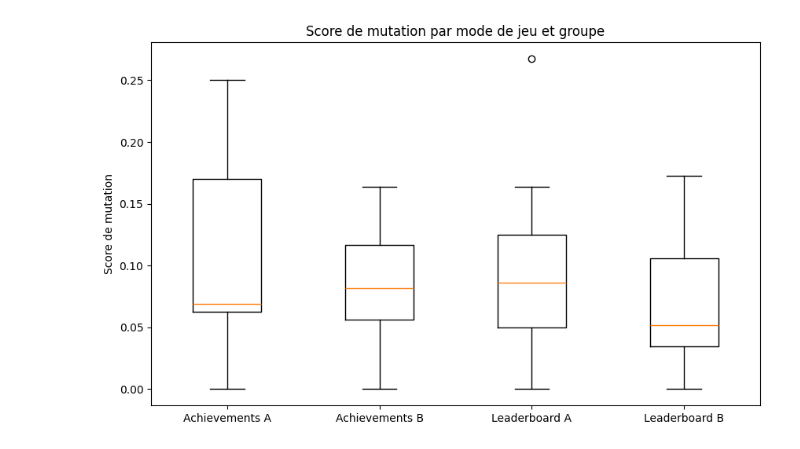
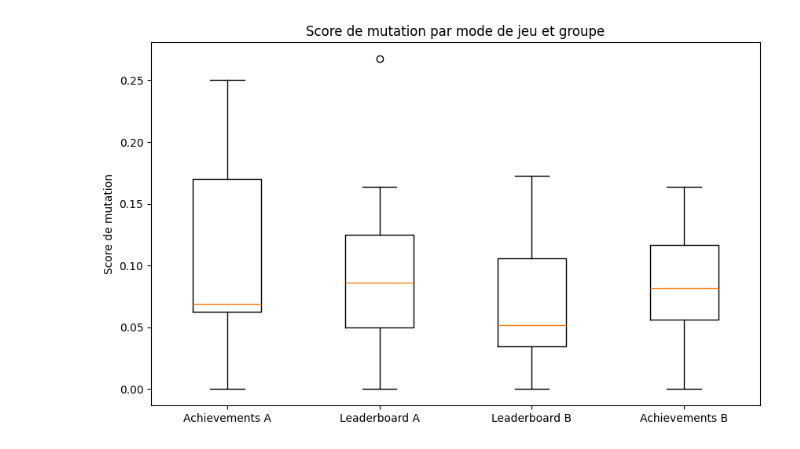
Before and after one commit to ThibBer/MemoireDataAnalytics, a Jupyter notebook: notebooks/analysis/Pitest.ipynb, the cells around one changed output. Drawn from its saved outputs; the diff is of its cells as text; code cells hidden in the pictures.

```diff
--- a/notebooks/analysis/Pitest.ipynb
+++ b/notebooks/analysis/Pitest.ipynb
@@ -13,19 +13,19 @@ df_pitest = pd.read_csv(pitest_data_path)
 # %%
 
 if not os.path.exists(pitest_figures_out):
     os.makedirs(pitest_figures_out)
 
 plt.figure(figsize=(10, 6))
 plt.boxplot([
     df_pitest[(df_pitest['game_mode'] == 'achievements') & (df_pitest['group'] == 'A')]['mutation_coverage'],
+    df_pitest[(df_pitest['game_mode'] == 'leaderboard') & (df_pitest['group'] == 'A')]['mutation_coverage'],
+    df_pitest[(df_pitest['game_mode'] == 'leaderboard') & (df_pitest['group'] == 'B')]['mutation_coverage'],
     df_pitest[(df_pitest['game_mode'] == 'achievements') & (df_pitest['group'] == 'B')]['mutation_coverage'],
-    df_pitest[(df_pitest['game_mode'] == 'leaderboard') & (df_pitest['group'] == 'A')]['mutation_coverage'],
-    df_pitest[(df_pitest['game_mode'] == 'leaderboard') & (df_pitest['group'] == 'B')]['mutation_coverage']
-], tick_labels=['Achievements A', 'Achievements B', 'Leaderboard A', 'Leaderboard B'])
+], tick_labels=['Achievements A', 'Leaderboard A', 'Leaderboard B', 'Achievements B'])
 
 plt.title('Score de mutation par mode de jeu et groupe')
 plt.ylabel('Score de mutation')
 plt.savefig(f"{pitest_figures_out}/mutation_score_by_game_mode.png")
 plt.show()
 # %% [output]
-[figure, old version]
+[figure, new version]
```
Also changed, not shown: 3 other files.
